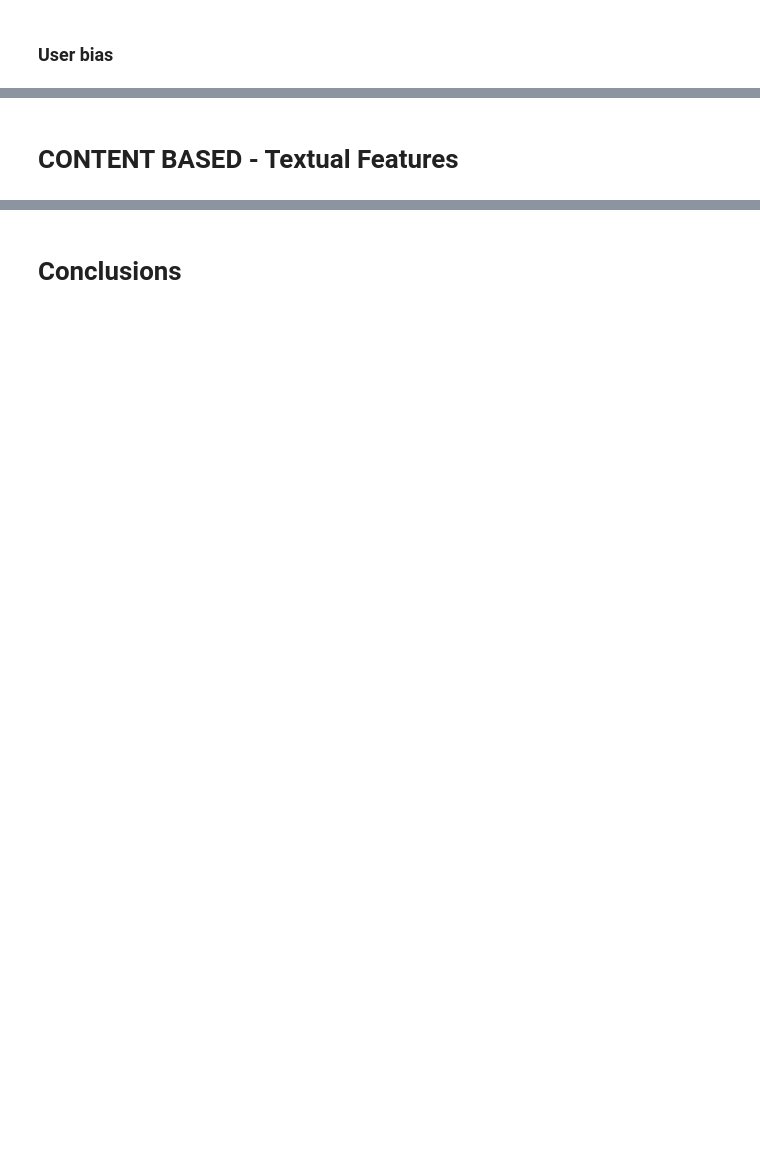
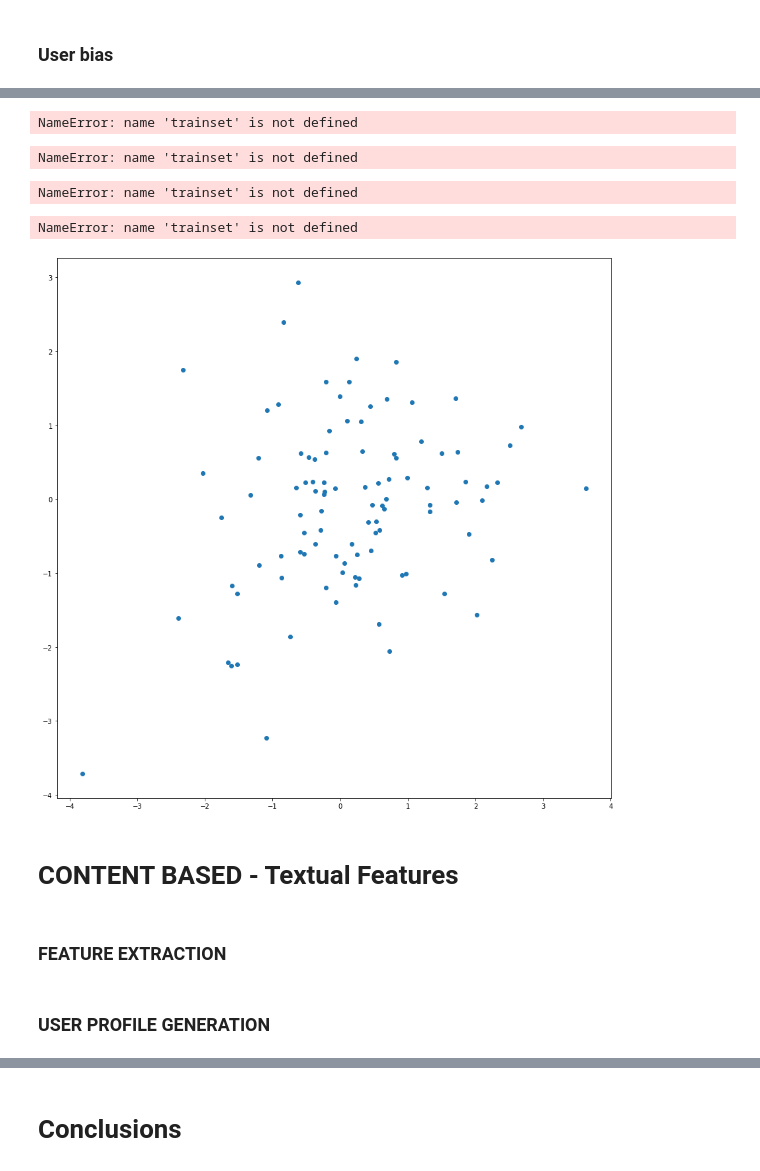
Before and after one commit to artadini/first_recommendation_engine, a Jupyter notebook: RECOMMENDATION ENGINES.ipynb, the cells around one changed output, grey strips where cells are left out. Cells and saved outputs as stored; diff of their text form; code cells hidden in the pictures; blank space fills up the shorter version.

```diff
--- a/RECOMMENDATION ENGINES.ipynb
+++ b/RECOMMENDATION ENGINES.ipynb
@@ -509,2 +639,47 @@ df[df.userID == 'reviewerID']
+# %%
+from sklearn.preprocessing import StandardScaler
+x = StandardScaler().fit_transform(svd.qi)
+
+from sklearn.decomposition import PCA
+pca = PCA(n_components=3)
+principalComponents = pca.fit_transform(x)
+principalDf = pd.DataFrame(data = principalComponents, columns = ['principal component 1', 'principal component 2', 'principal component 3'])
+# %%
+for row in principalDf.sort_values(by='principal component 1', ascending=False).head(10).iterrows():
+    print("Game_Toy: {} with PC value = {}".format(trainset.to_raw_iid(row[0]), row[1][0]))
+# %% [output]
+NameError: name 'trainset' is not defined
+# %%
+for row in principalDf.sort_values(by='principal component 2', ascending=False).head(10).iterrows():
+    print("Game_Toy: {} with PC value = {}".format(trainset.to_raw_iid(row[0]), row[1][1]))
+# %% [output]
+NameError: name 'trainset' is not defined
+# %%
+for row in principalDf.sort_values(by='principal component 3', ascending=False).head(10).iterrows():
+    print("Game_Toy: {} with PC value = {}".format(trainset.to_raw_iid(row[0]), row[1][2]))
+# %% [output]
+NameError: name 'trainset' is not defined
+# %%
+
+
+# Taking randomly just 100 games or toys to avoid overcrowding the plot
+idxs = np.random.choice(len(principalDf), 100, replace=False)
+idxs = list(range(100))
+
+# Represent the game_toys according to the principal components
+X = principalDf.iloc[idxs]['principal component 1'].values
+Y = principalDf.iloc[idxs]['principal component 2'].values
+
+# Plot the game_toys
+plt.figure(figsize=(15,15))
+plt.scatter(X, Y)
+for i, x, y in zip([trainset.to_raw_iid(idx) for idx in idxs], X, Y):
+    plt.text(x,y,i, color=np.random.rand(3)*0.7, fontsize=11)
+plt.show()
+# %% [output]
+NameError: name 'trainset' is not defined
+[figure, added]
 # %% [markdown]
 # CONTENT BASED - Textual Features
+# %% [markdown]
+### FEATURE EXTRACTION
@@ -510,0 +701,2 @@ df[df.userID == 'reviewerID']
+# %% [markdown]
+### USER PROFILE GENERATION
```
Also changed, not shown: parts of 40 cells of this notebook.
